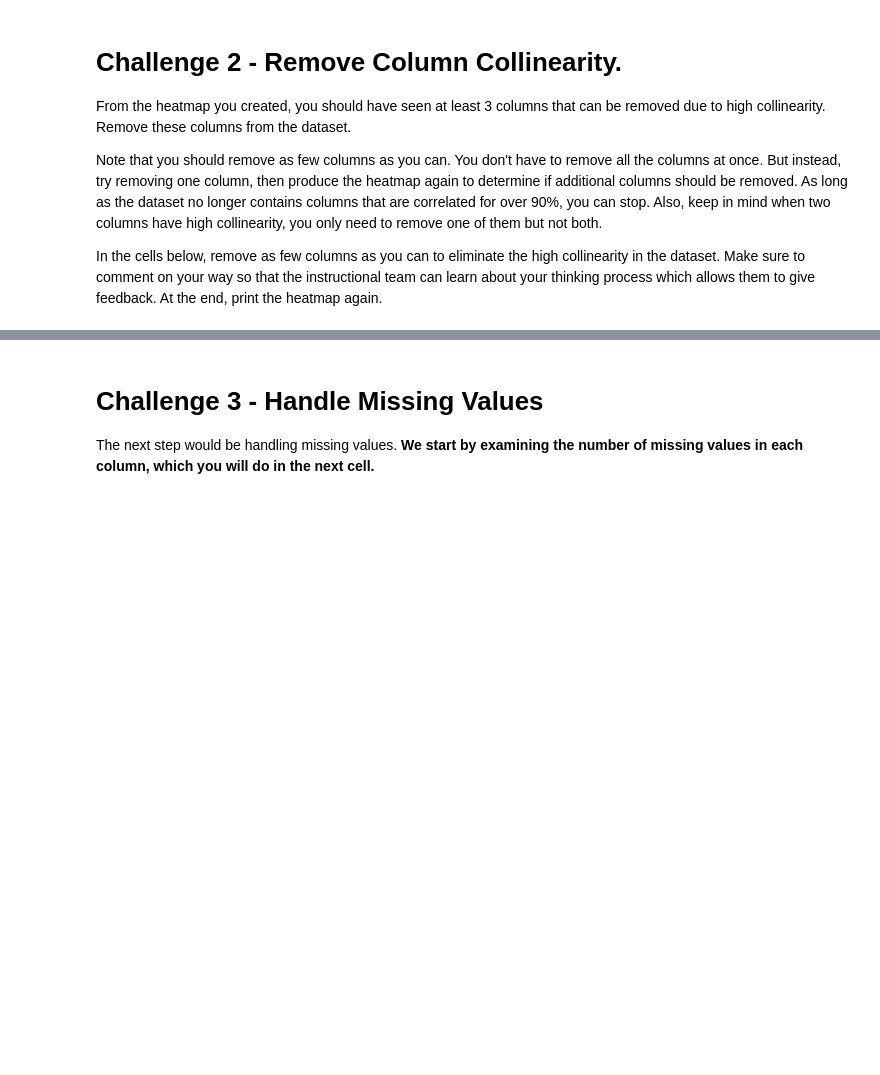
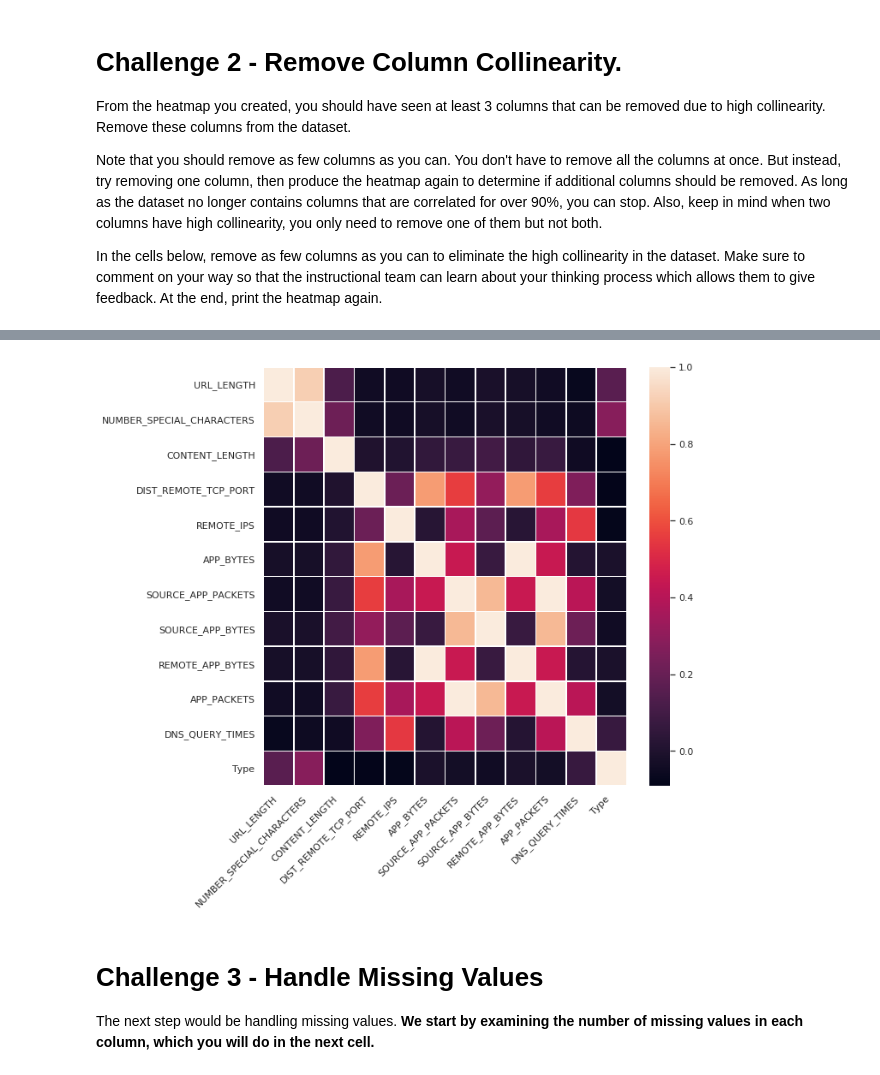
Before and after one commit to ironhack-datalabs/datamad0120, a Jupyter notebook: module-3/lab-supervised-learning/your-code/main.ipynb, the cells around one changed output, grey strips where cells are left out. Cells and saved outputs as stored; diff of their text form; code cells hidden in the pictures; blank space fills up the shorter version.

```diff
--- a/module-3/lab-supervised-learning/your-code/main.ipynb
+++ b/module-3/lab-supervised-learning/your-code/main.ipynb
@@ -72,3 +127,9 @@ In the cells below, remove as few columns as you can to eliminate the high colli
+# %%
+# Your comment herewebsites = websites.drop("SOURCE_APP_PACKETS", axis=1)
+corr = websites._get_numeric_data().corr()
+heat(corr, (10,9.5))
+# %% [output]
+[figure, added]
 # %% [markdown]
 # Challenge 3 - Handle Missing Values
 
```
Also changed, not shown: parts of 73 cells of this notebook.
